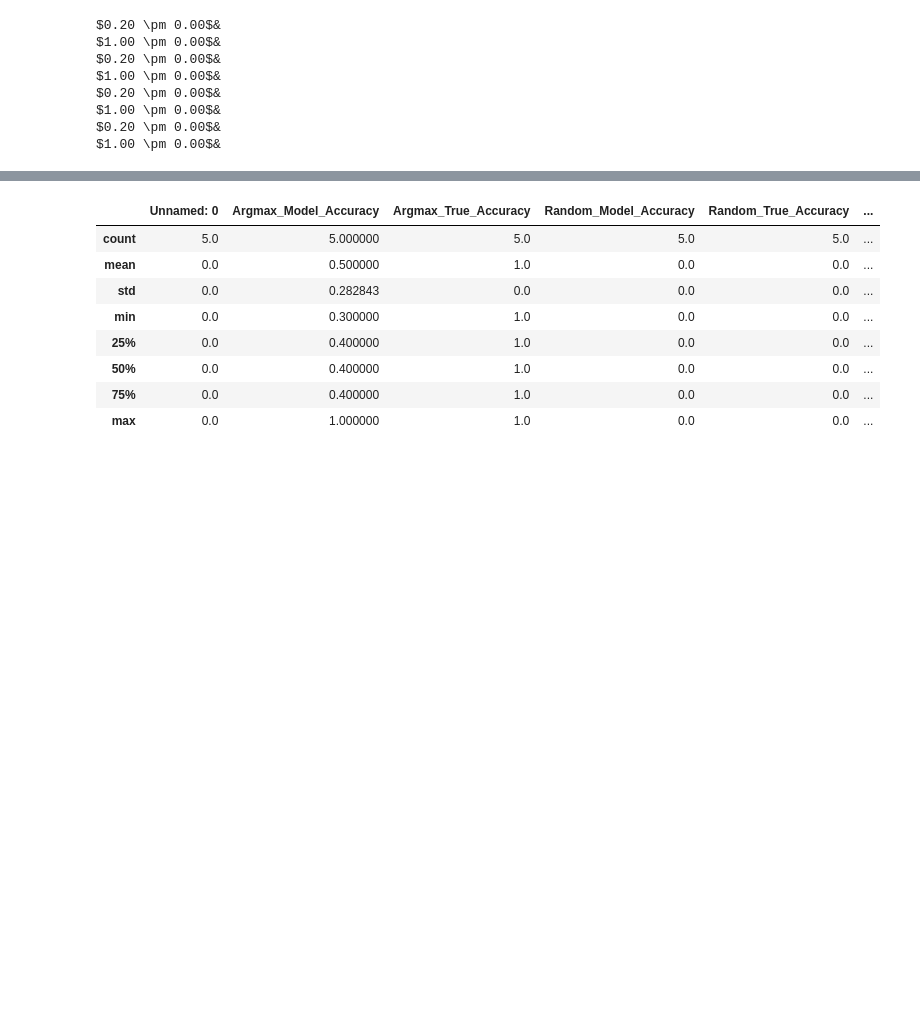
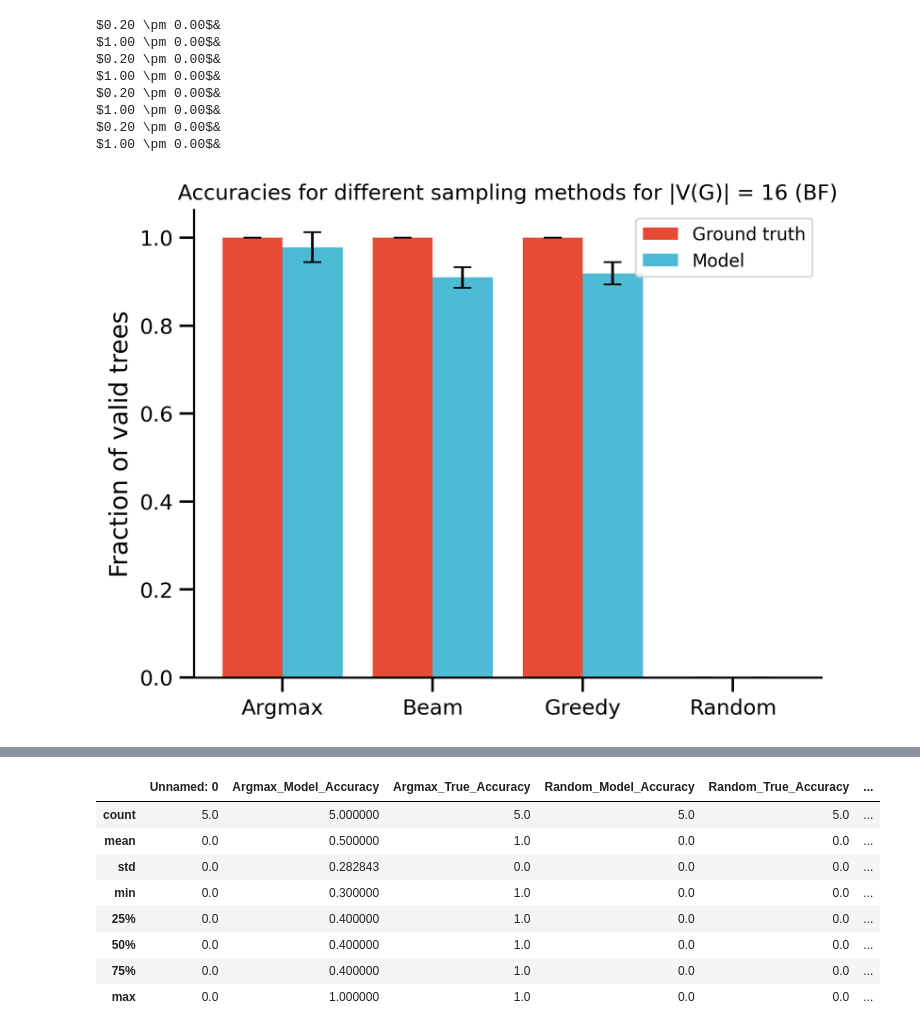
Before and after one commit to ZenoMK/NAR_Multiple_Solutions, a Jupyter notebook: results/viz.ipynb, the cells around one changed output, grey strips where cells are left out. Saved outputs shown, nothing was run; the diff lists cells and outputs as text; code cells hidden in the pictures; blank space fills up the shorter version.

```diff
--- a/results/viz.ipynb
+++ b/results/viz.ipynb
@@ -489,3 +544,32 @@ $0.20 \pm 0.00$&
 $1.00 \pm 0.00$&
 $0.20 \pm 0.00$&
 $1.00 \pm 0.00$&
+# %%
+summary = pd.read_csv("summarised_results16_bf.csv")
+summary_dec = summary.describe()
+# %%
+with plt.style.context(spstyle.get_style('nature-reviews')):
+    fig, ax = plt.subplots(ncols =1, sharey = True)
+
+model_means = [summary_dec["Argmax_Model_Accuracy"][1],summary_dec["Beam_Model_Accuracy"][1],summary_dec["Greedy_Model_Accuracy"][1],summary_dec["Random_Model_Accuracy"][1]]
+true_means = [summary_dec["Argmax_True_Accuracy"][1],summary_dec["Beam_True_Accuracy"][1],summary_dec["Greedy_True_Accuracy"][1],summary_dec["Random_True_Accuracy"][1]]
+
+model_std = [summary_dec["Argmax_Model_Accuracy"][2],summary_dec["Beam_Model_Accuracy"][2],summary_dec["Greedy_Model_Accuracy"][2],summary_dec["Random_Model_Accuracy"][2]]
+true_std = [summary_dec["Argmax_True_Accuracy"][2],summary_dec["Beam_True_Accuracy"][2],summary_dec["Greedy_True_Accuracy"][2],summary_dec["Random_True_Accuracy"][2]]
+
+
+plt.bar(np.arange(len(model_means))-0.2,true_means, 0.4,label = "Ground truth")
+plt.bar(np.arange(len(model_means))+0.2,model_means, 0.4, label = "Model")
+plt.xticks(np.arange(len(model_means)),["Argmax", "Beam","Greedy","Random"])
+
+# taken from here: https://www.geeksforgeeks.org/add-error-bars-to-a-matplotlib-bar-plot/
+# https://stackoverflow.com/questions/40020274/pyplot-errorbar-keeps-connecting-my-points-with-lines
+plt.errorbar(np.arange(len(model_means))-0.2,true_means,yerr = true_std,color = "black",capsize = 5, ls = "None")
+plt.errorbar(np.arange(len(model_means))+0.2,model_means,yerr = model_std,color = "black",capsize = 5, ls = "None")
+plt.legend(loc = "upper right")
+plt.ylabel("Fraction of valid trees")
+plt.title("Accuracies for different sampling methods for |V(G)| = 16 (BF)")
+plt.savefig("BF_n16.png",dpi = 1200)
+plt.show()
+# %% [output]
+[figure, added]
```
Also changed, not shown: parts of 3 cells of this notebook, 1 other file.
